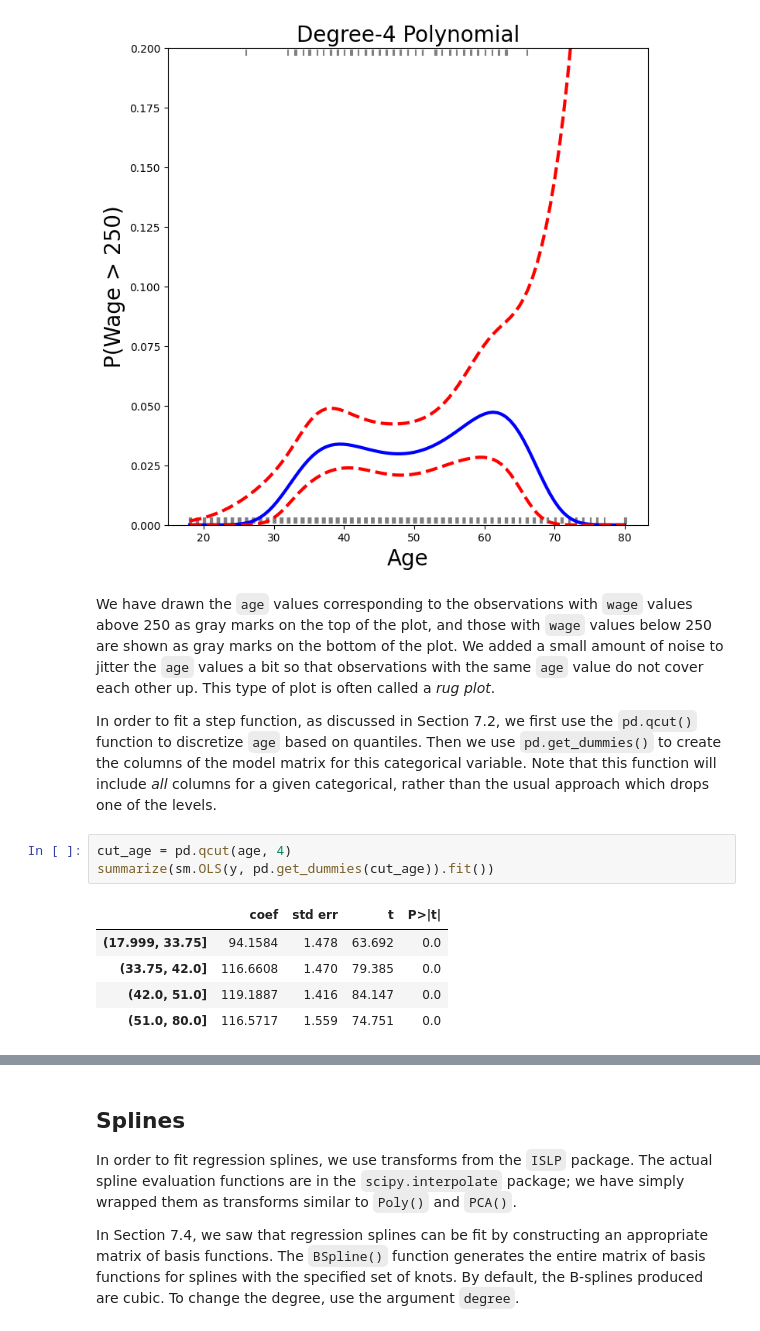
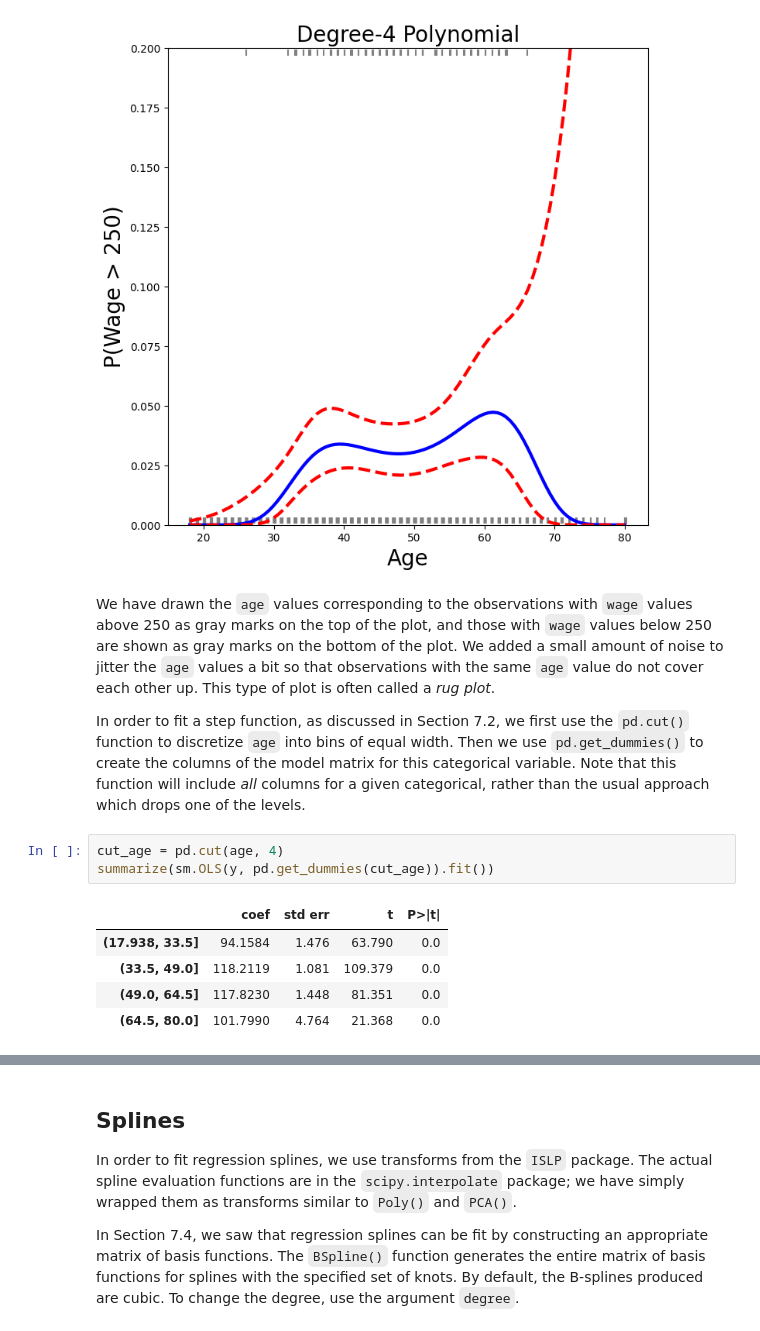
Before and after one commit to intro-stat-learning/ISLP_labs, a Jupyter notebook: Ch07-nonlin-lab.ipynb, the cells around one changed output, grey strips where cells are left out. Drawn from its saved outputs; the diff is of its cells as text.

```diff
--- a/Ch07-nonlin-lab.ipynb
+++ b/Ch07-nonlin-lab.ipynb
@@ -287,18 +287,18 @@ value do not cover each other up. This type of plot is often called a
 *rug plot*.
 
 In order to fit a step function, as discussed in
-Section 7.2,   we first use the `pd.qcut()`
-function to discretize `age` based on quantiles.  Then  we use `pd.get_dummies()` to create the
+Section 7.2,   we first use the `pd.cut()`
+function to discretize `age` into bins of equal width.  Then  we use `pd.get_dummies()` to create the
 columns of the model matrix for this categorical variable. Note that this function will
 include *all* columns for a given categorical, rather than the usual approach which drops one
 of the levels.
 # %%
-cut_age = pd.qcut(age, 4)
+cut_age = pd.cut(age, 4)
 summarize(sm.OLS(y, pd.get_dummies(cut_age)).fit())
 # %% [output]
 |  | coef | std err | t | P>|t| |
-| (17.999, 33.75] | 94.1584 | 1.478 | 63.692 | 0.0 |
-| (33.75, 42.0] | 116.6608 | 1.470 | 79.385 | 0.0 |
-| (42.0, 51.0] | 119.1887 | 1.416 | 84.147 | 0.0 |
-| (51.0, 80.0] | 116.5717 | 1.559 | 74.751 | 0.0 |
+| (17.938, 33.5] | 94.1584 | 1.476 | 63.790 | 0.0 |
+| (33.5, 49.0] | 118.2119 | 1.081 | 109.379 | 0.0 |
+| (49.0, 64.5] | 117.8230 | 1.448 | 81.351 | 0.0 |
+| (64.5, 80.0] | 101.7990 | 4.764 | 21.368 | 0.0 |
 # %% [markdown]
```
Also changed, not shown: parts of 6 cells of this notebook.
